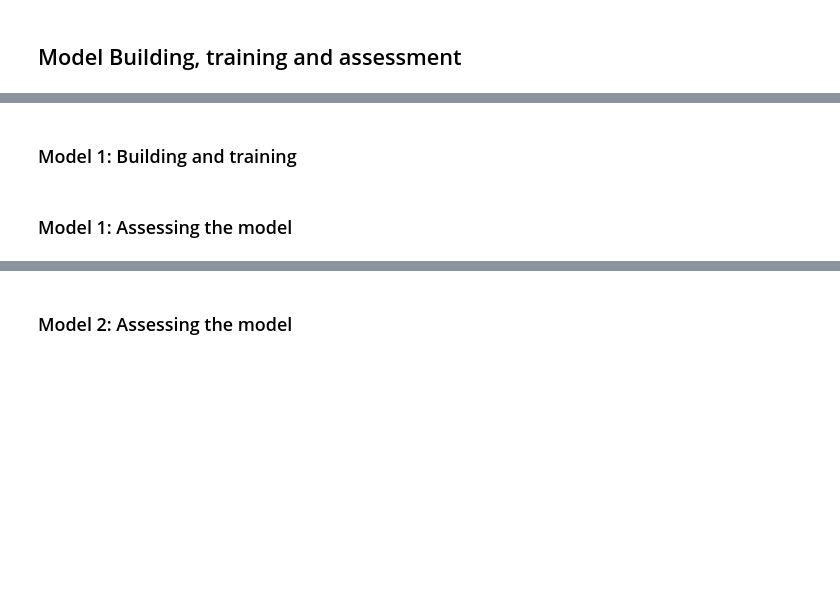
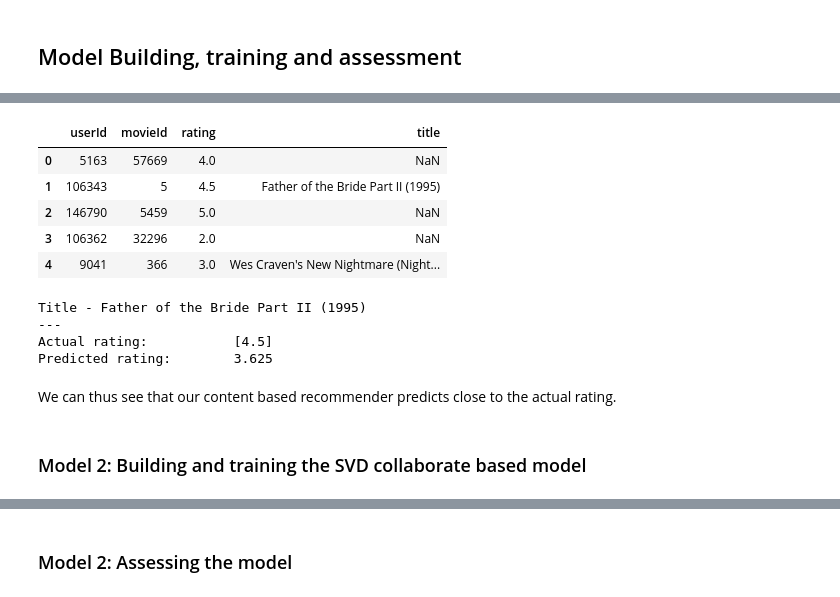
Before and after one commit to stanjaak123/Netflix-Recommender-using-Unsupervised-Machine-Learning-Clustering-, a Jupyter notebook: Netflix Recommender System.ipynb, the cells around one changed output, grey strips where cells are left out. Cells and saved outputs as stored; diff of their text form; code cells hidden in the pictures; blank space fills up the shorter version.

```diff
--- a/Netflix Recommender System.ipynb
+++ b/Netflix Recommender System.ipynb
@@ -823,0 +870,3 @@ The rating matrix is fairly sparse and so can be stored in a more memory efficie
+# %%
+#Now let's reduce the rows in the trainset
+df_train = df_train.iloc[:10000,:]
@@ -823,0 +882,4 @@ The rating matrix is fairly sparse and so can be stored in a more memory efficie
+# %%
+df_final = df_final.iloc[:5000,:]
+# %%
+df_final  =  df_final[['movieId', 'title', 'year', 'genres', 'genre_split', 'tag', 'metadata']]
@@ -897,0 +1011,11 @@ ratings_f.head()
+# %%
+#In order for the function above to work we will put the movie title next to the userId, movieId and rating
+df_merged = pd.merge(df_train, df_final[['movieId', 'title']], how = 'left', on = 'movieId')
+df_merged.head()
+# %% [output]
+|  | userId | movieId | rating | title |
+| 0 | 5163 | 57669 | 4.0 | NaN |
+| 1 | 106343 | 5 | 4.5 | Father of the Bride Part II (1995) |
+| 2 | 146790 | 5459 | 5.0 | NaN |
+| 3 | 106362 | 32296 | 2.0 | NaN |
+| 4 | 9041 | 366 | 3.0 | Wes Craven's New Nightmare (Night... |
@@ -898,4 +1025,17 @@ ratings_f.head()
+# %%
+#Let's now test out our function with our test_movie and our test_userId
+actual_rating = df_train[(df_merged['userId'] == test_userId) & (df_merged['title'] == test_movie)]['rating'].values
+pred_rating = content_generate_rating_estimate(test_movie, user = test_userId, rating_data = df_merged)
+print (f"Title - {test_movie}")
+print ("---")
+print (f"Actual rating: \t\t {actual_rating}")
+print (f"Predicted rating: \t {pred_rating}")
+# %% [output]
+Title - Father of the Bride Part II (1995)
+---
+Actual rating:           [4.5]
+Predicted rating:        3.625
+# %% [markdown]
+We can thus see that our content based recommender predicts close to the actual rating.
 # %% [markdown]
-### Model 1: Building and training
+### Model 2: Building and training the SVD collaborate based model
-# %% [markdown]
-### Model 1: Assessing the model
```
Also changed, not shown: parts of 49 cells of this notebook.
